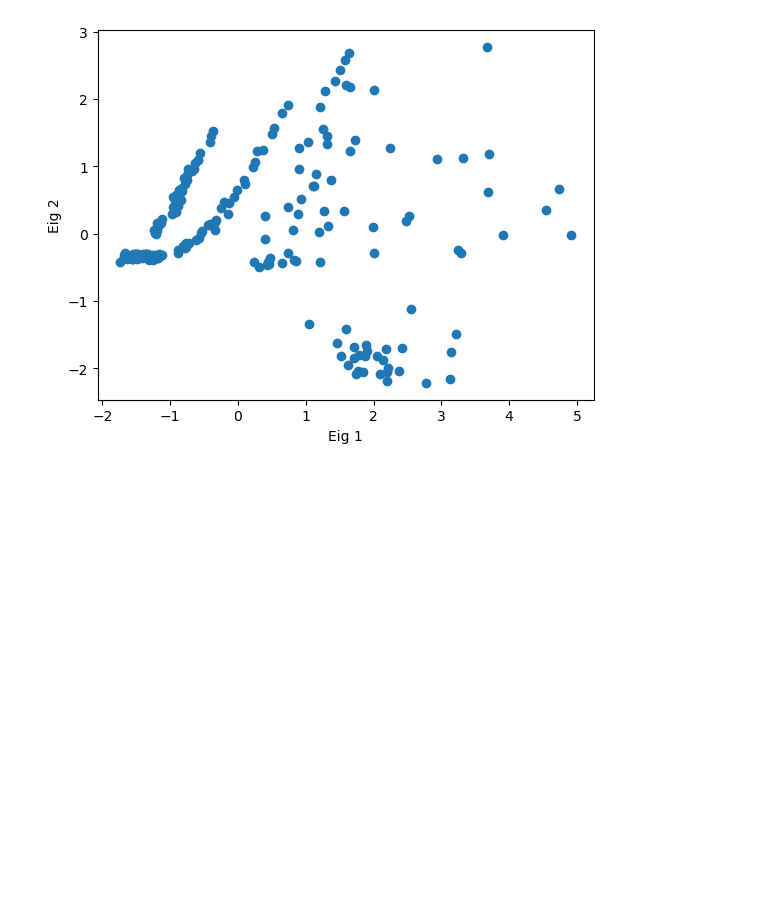
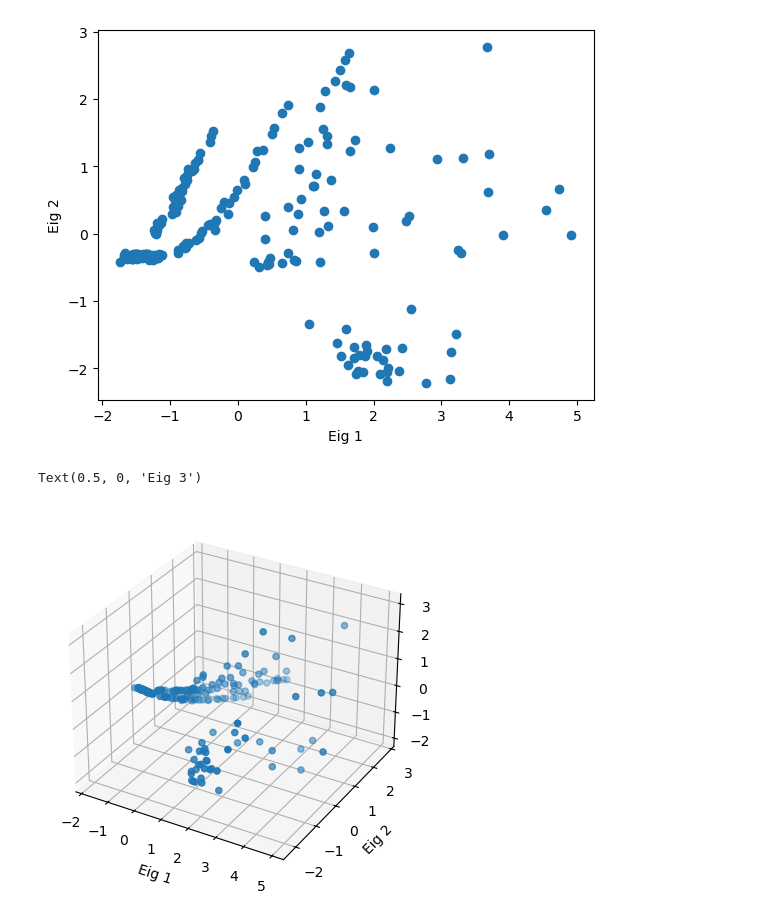
Before and after one commit to Ale5606/ilovegit, a Jupyter notebook: ML/L15.ipynb, the cells around one changed output. Cells and saved outputs as stored; diff of their text form; code cells hidden in the pictures; blank space fills up the shorter version.

```diff
--- a/ML/L15.ipynb
+++ b/ML/L15.ipynb
@@ -179,3 +179,15 @@ plt.ylabel('Eig 2')
 [0.60357391 0.23500784 0.09329645 0.0681218 ]
 Text(0, 0.5, 'Eig 2')
 [figure]
+# %%
+from mpl_toolkits.mplot3d import Axes3D
+
+fig = plt.figure()
+ax = fig.add_subplot(111, projection='3d')
+ax.scatter(eig_val[:,0], eig_val[:,1], eig_val[:,2])
+ax.set_xlabel('Eig 1')
+ax.set_ylabel('Eig 2')
+ax.set_zlabel('Eig 3')
+# %% [output]
+Text(0.5, 0, 'Eig 3')
+[figure, added]
```
Also changed, not shown: 1 other file.
